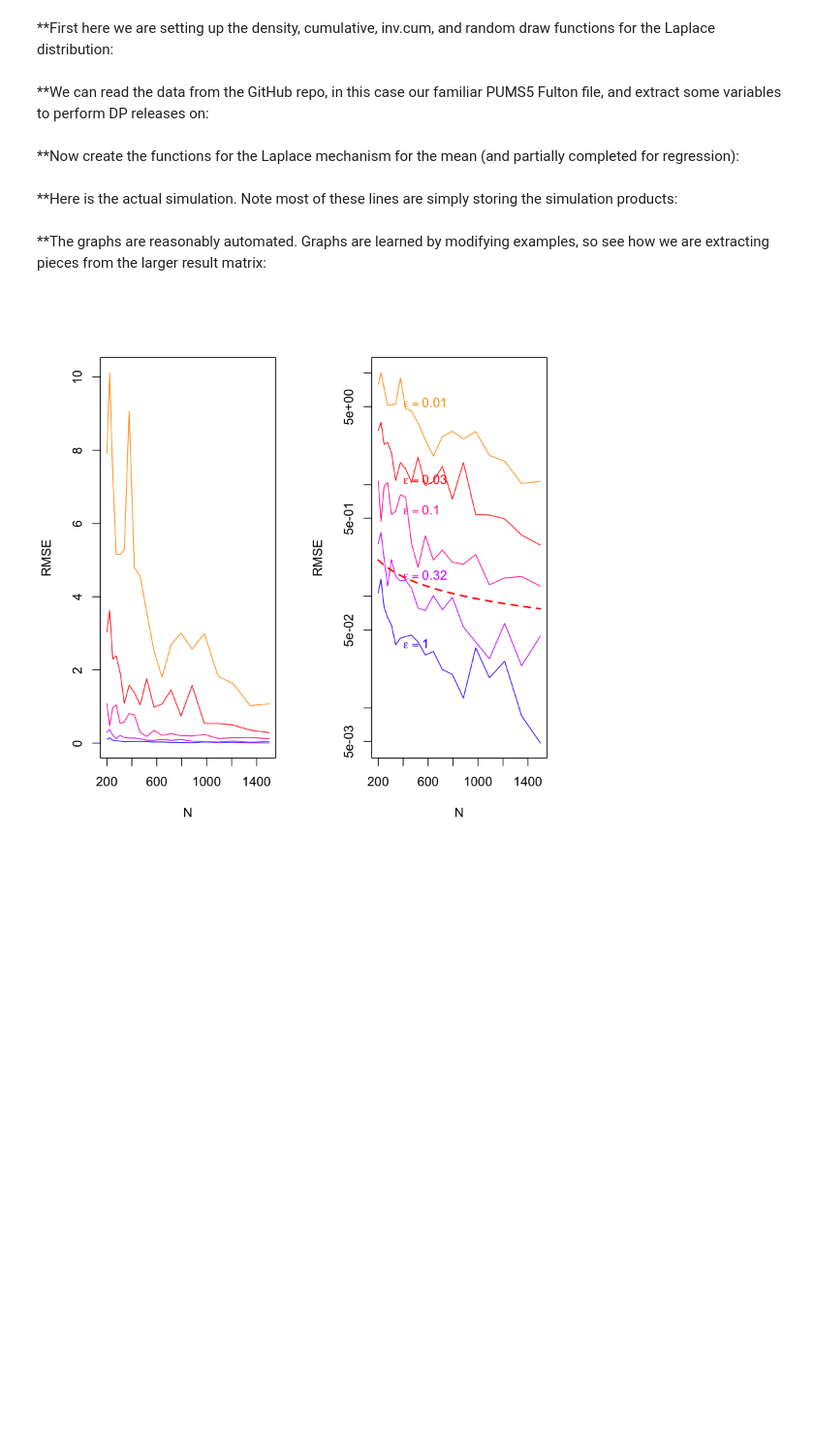
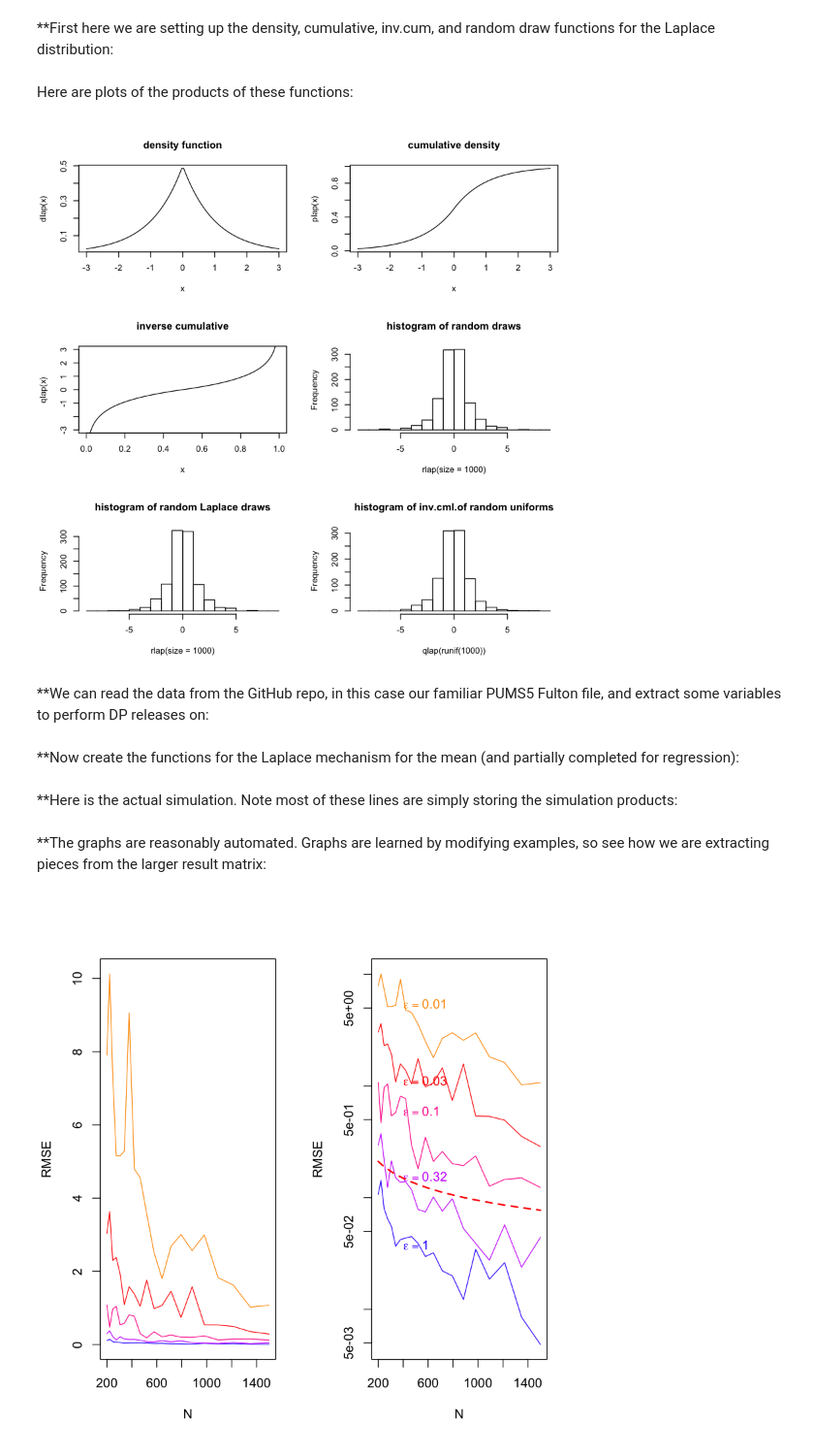
Before and after one commit to privacytoolsproject/cs208, a Jupyter notebook: examples/wk3_dp_foundations/laplaceMeanRelease.ipynb, the cells around one changed output. Shown: that part at 97% size. Drawn from its saved outputs; the diff is of its cells as text; code cells hidden in the pictures; blank space fills up the shorter version.

Commit message:
adding Laplace plots

```diff
--- a/examples/wk3_dp_foundations/laplaceMeanRelease.ipynb
+++ b/examples/wk3_dp_foundations/laplaceMeanRelease.ipynb
@@ -101,6 +101,25 @@ qlap <- function(p, mu=0, b=1) {
 sgn <- function(x) {
     return(ifelse(x < 0, -1, 1))
 }
+# %% [markdown]
+Here are plots of the products of these functions:
+# %%
+par(mfrow=c(3,2))
+set.seed(123)
+
+x<-seq(from=-3,to=3,length=100)
+
+plot(x,dlap(x),type="l",main="density function")
+plot(x,plap(x),type="l",main="cumulative density")
+
+x<-seq(from=.001,to=.999,length=100)
+plot(x,qlap(x),type="l",ylim=c(-3,3),main="inverse cumulative")
+
+hist(rlap(size=1000),main="histogram of random draws", breaks=-9:9)
+hist(rlap(size=1000),main="histogram of random Laplace draws", breaks=-9:9)
+hist(qlap(runif(1000)),main="histogram of inv.cml.of random uniforms", breaks=-9:9)
+# %% [output]
+[figure, added]
 # %% [markdown]
 **We can read the data from the GitHub repo, in this case our familiar PUMS5 Fulton file, and extract some variables to perform DP releases on:
 # %%
```
